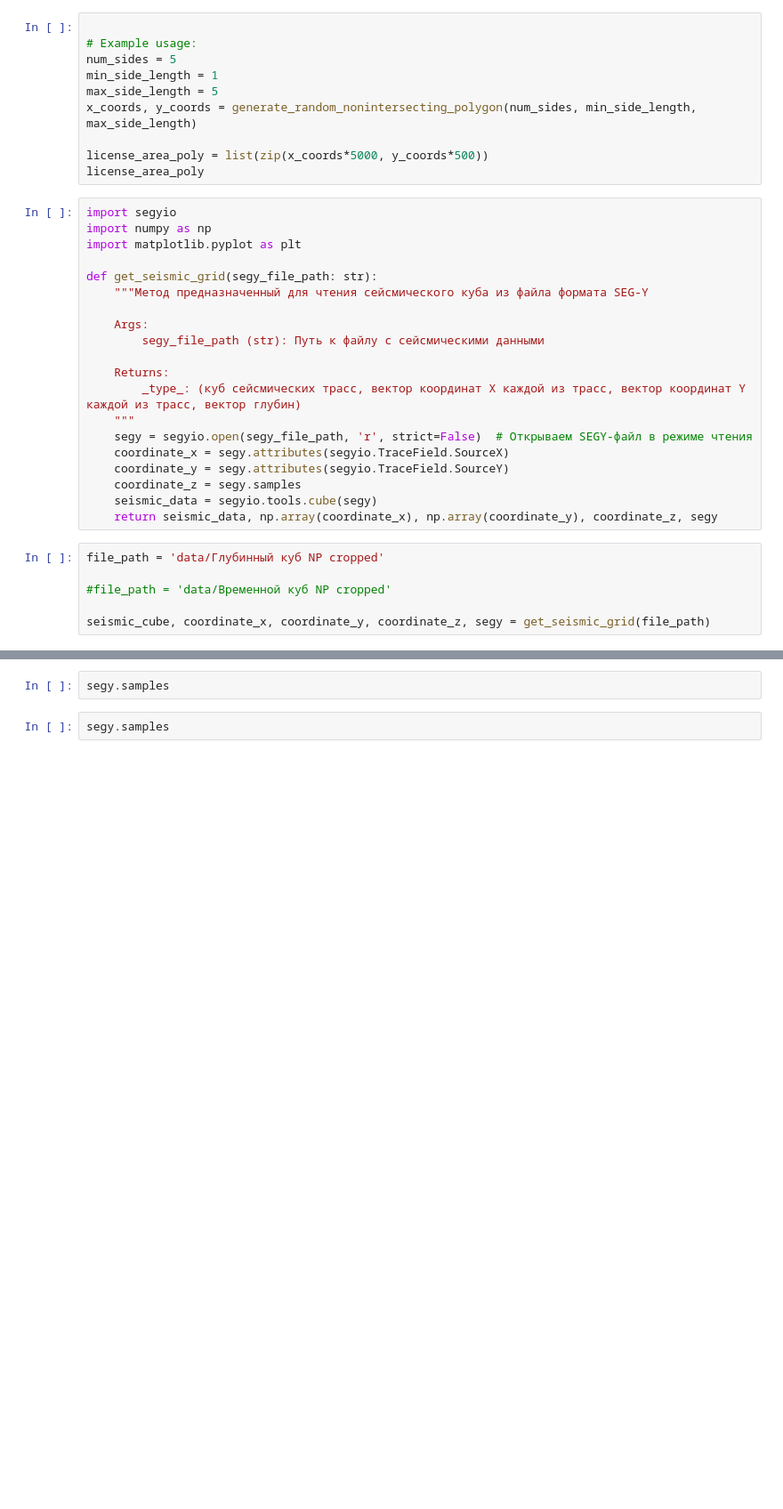
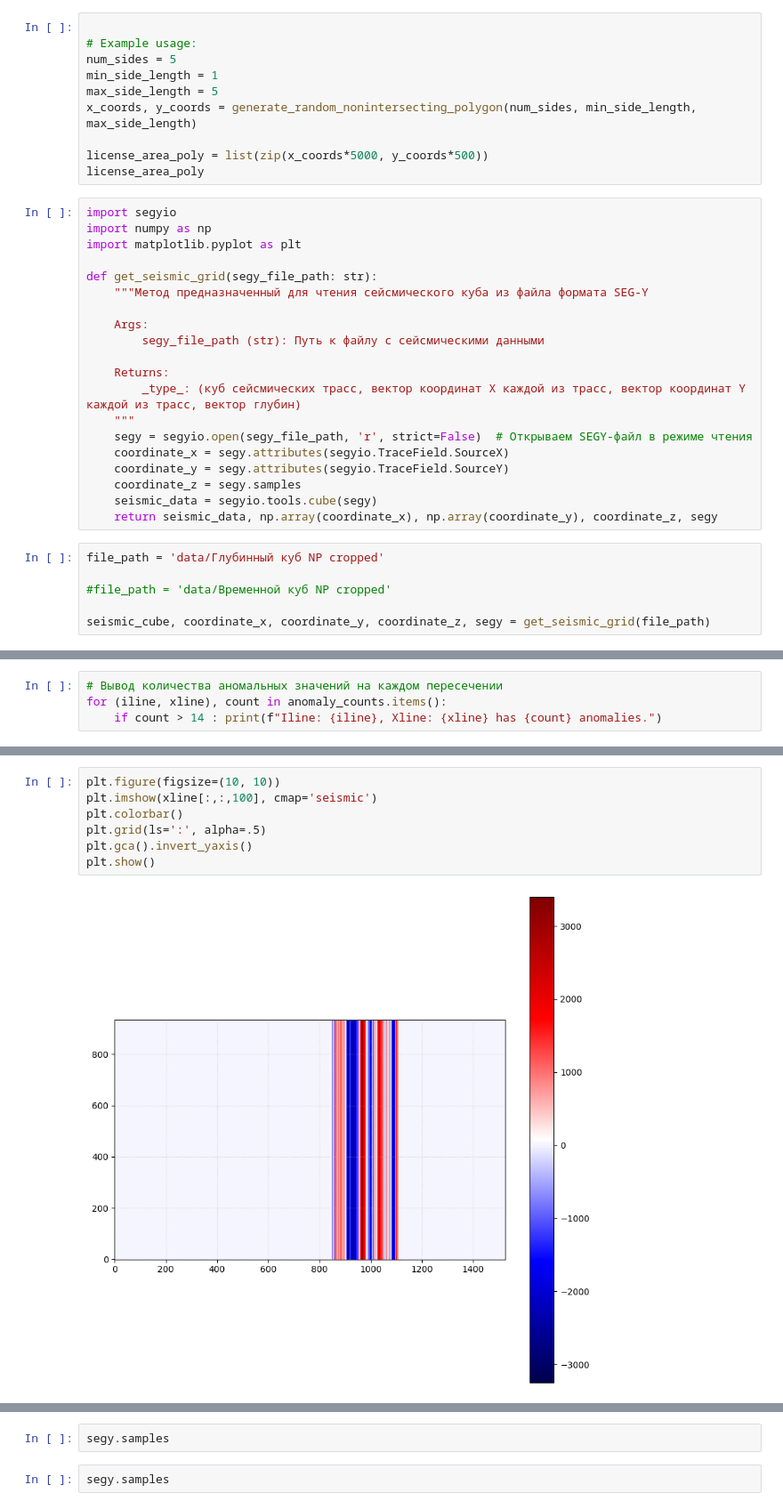
Before and after one commit to Salnikov-MaX/QA_QC_proj, a Jupyter notebook: workflow.ipynb, the cells around one changed output, grey strips where cells are left out. Shown at 89% size. Cells and saved outputs as stored; diff of their text form; blank space fills up the shorter version.

```diff
--- a/workflow.ipynb
+++ b/workflow.ipynb
@@ -111,0 +160,4 @@ seismic_cube, coordinate_x, coordinate_y, coordinate_z, segy = get_seismic_grid(
+# %%
+# Вывод количества аномальных значений на каждом пересечении
+for (iline, xline), count in anomaly_counts.items():
+    if count > 14 : print(f"Iline: {iline}, Xline: {xline} has {count} anomalies.")
@@ -111,0 +195,9 @@ seismic_cube, coordinate_x, coordinate_y, coordinate_z, segy = get_seismic_grid(
+# %%
+plt.figure(figsize=(10, 10))
+plt.imshow(xline[:,:,100], cmap='seismic')
+plt.colorbar()
+plt.grid(ls=':', alpha=.5)
+plt.gca().invert_yaxis()
+plt.show()
+# %% [output]
+[figure, added]
```
Also changed, not shown: parts of 12 cells of this notebook, 4 other files.
